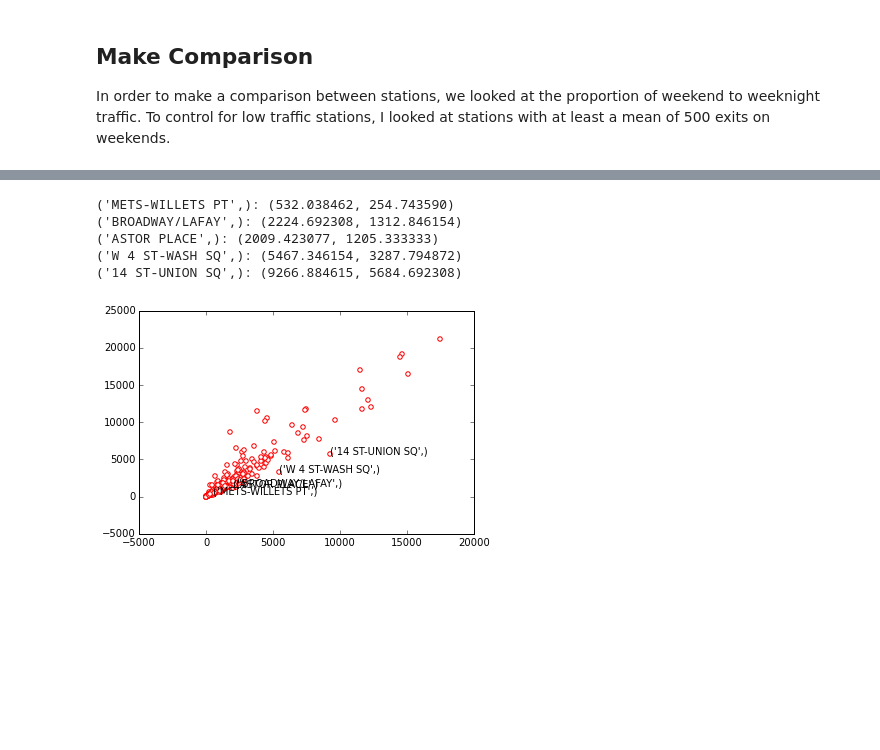
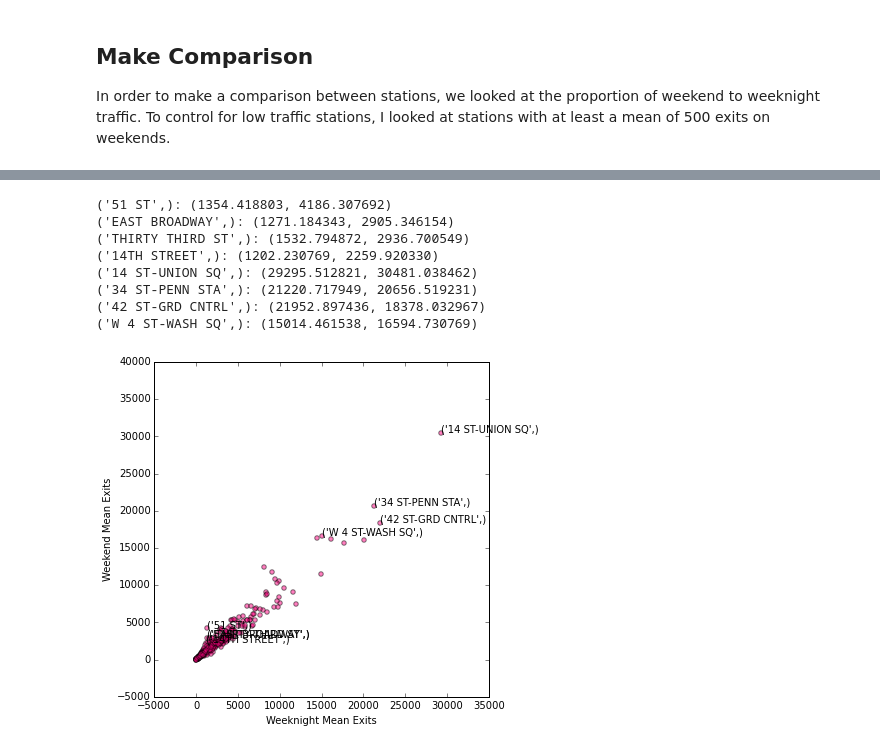
Before and after one commit to emschuch/MTA_Turnstile_Data, a Jupyter notebook: 01_benson/benson_project.ipynb, the cells around one changed output, grey strips where cells are left out. Saved outputs shown, nothing was run; the diff lists cells and outputs as text; code cells hidden in the pictures; blank space fills up the shorter version.

Commit message:
updated code and charts for mta turnstile data

```diff
--- a/01_benson/benson_project.ipynb
+++ b/01_benson/benson_project.ipynb
@@ -121,7 +124,7 @@ print Counter(all_times).most_common(10)
 def filter_outliers(dct):
     d = {turnstile: [(time, count)
                    for (time, count, _) in rows
-                   if 0 <= count <= 65000]
+                   if 0 <= count <= 7000]
        for turnstile, rows in dct.items()}
     return d
 
@@ -226,16 +257,19 @@ Accumulate exit counts for each day.
 # %%
-def count_by_day(dct):
+def combine_by_day(dct):
     d = {}
     for turnstile, rows in dct.items():
         by_day = {}
+        d[turnstile] = d.get(turnstile, [])
         for time, count in rows:
             day = time.date()
             by_day[day] = by_day.get(day, 0) + count
-        d[turnstile] = sorted(by_day.items())
+        for item in by_day.items():
+            d[turnstile].append(item)
+        d[turnstile] = sorted(d[turnstile])
     return d
 
-daily_weekend_counts = count_by_day(new_weekend_counts)
-daily_weeknight_counts = count_by_day(new_weeknight_counts)
+daily_weekend_counts = combine_by_day(weekend_counts)
+daily_weeknight_counts = combine_by_day(weeknight_counts)
 # %%
 # look at a random turnstile at Bowling Green
 
@@ -517,10 +539,9 @@ In order to make a comparison between stations, we looked at the proportion of w
 def make_comparison(dct1, dct2):
     d = {}
     for station2, means2 in dct2.items():
-        if means2 > 0:
-            means1 = dct1.get(station2)
-            if means1 > 500:
-                d[station2] = means1 / means2
+        means1 = dct1.get(station2)
+        if means1 > 500 and means2 > 500:
+            d[station2] = means1 / means2
     return d
 
 proportions = make_comparison(weekend_means, weeknight_means)
@@ -542,24 +563,43 @@ sort_by_value(proportions)[:10]
 # %%
 # plot weekend mean by weeknight mean
 
-x = [x[1] for x in sorted(weekend_means.items())]
-y = [y[1] for y in sorted(weeknight_means.items())]
+y = [y[1] for y in sorted(weekend_means.items())]
+x = [x[1] for x in sorted(weeknight_means.items())]
 
-plt.scatter(x, y, facecolors="white",
-            edgecolors="red")
+stations = [sta[0] for sta in sort_by_value(proportions)[:4]]
 
-stations = [sta[0] for sta in sort_by_value(proportions)[:5]]
+plt.figure(figsize=(6,6))
 
-# station = ('METS-WILLETS PT',)
 for station in stations:
-    xcord = weekend_means[station]
-    ycord = weeknight_means[station]
+    xcord = weeknight_means[station]
+    ycord = weekend_means[station]
     print "%s: (%f, %f)" % (station, xcord, ycord)
     plt.annotate(station, (xcord, ycord))
+
+stations2 = [sta[0] for sta in sort_by_value(weekend_means)[:4]]
+
+for station in stations2:
+    xcord = weeknight_means[station]
+    ycord = weekend_means[station]
+    print "%s: (%f, %f)" % (station, xcord, ycord)
+    plt.annotate(station, (xcord, ycord))
+
+plt.scatter(x, y, facecolors="#ff0080",
+            alpha = 0.5)
+
+plt.plot([0, 0], [35000, 35000])
+
+plt.xlabel('Weeknight Mean Exits')
+plt.ylabel('Weekend Mean Exits')
+
+plt.savefig('mtascatter.png')
 # %% [output]
-('METS-WILLETS PT',): (532.038462, 254.743590)
-('BROADWAY/LAFAY',): (2224.692308, 1312.846154)
-('ASTOR PLACE',): (2009.423077, 1205.333333)
-('W 4 ST-WASH SQ',): (5467.346154, 3287.794872)
-('14 ST-UNION SQ',): (9266.884615, 5684.692308)
+('51 ST',): (1354.418803, 4186.307692)
+('EAST BROADWAY',): (1271.184343, 2905.346154)
+('THIRTY THIRD ST',): (1532.794872, 2936.700549)
+('14TH STREET',): (1202.230769, 2259.920330)
+('14 ST-UNION SQ',): (29295.512821, 30481.038462)
+('34 ST-PENN STA',): (21220.717949, 20656.519231)
+('42 ST-GRD CNTRL',): (21952.897436, 18378.032967)
+('W 4 ST-WASH SQ',): (15014.461538, 16594.730769)
-[figure, old version]
+[figure, new version]
```
Also changed, not shown: parts of 28 cells of this notebook.
